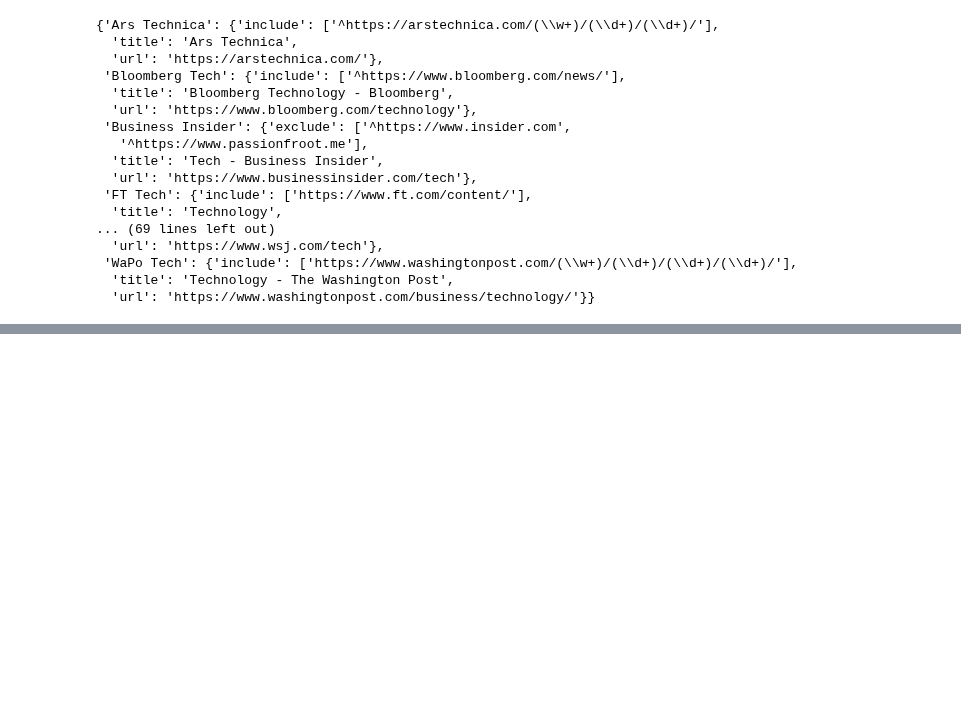
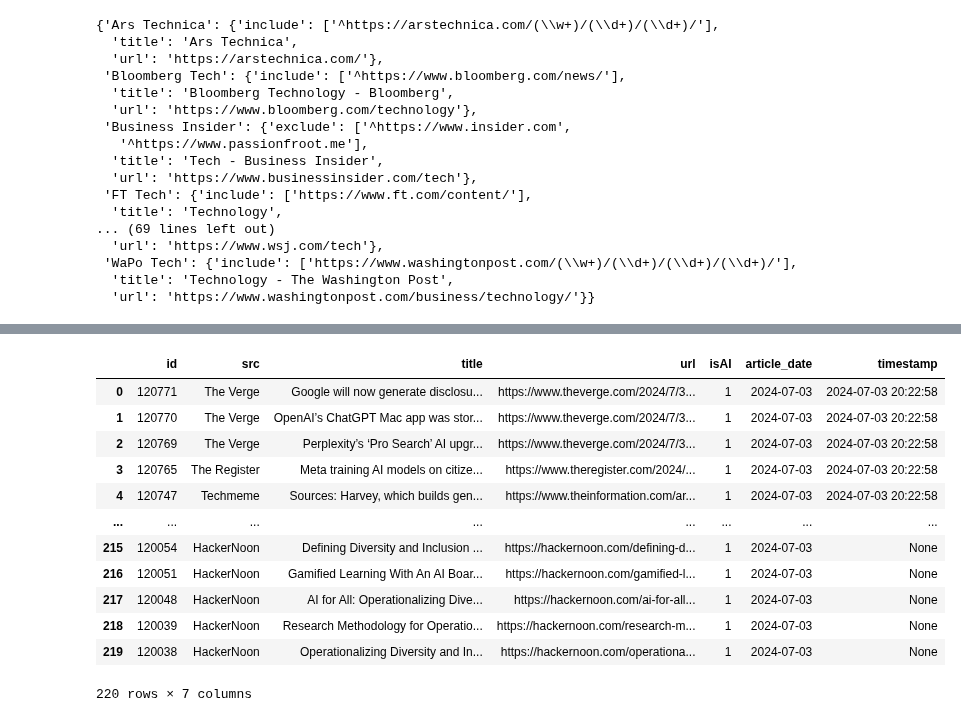
Before and after one commit to druce/AInewsbot, a Jupyter notebook: AInewsbot.ipynb, the cells around one changed output, grey strips where cells are left out. Cells and saved outputs as stored; diff of their text form; code cells hidden in the pictures; blank space fills up the shorter version.

```diff
--- a/AInewsbot.ipynb
+++ b/AInewsbot.ipynb
@@ -546,14 +476,28 @@ orig_df.head()
 # %%
-# datestr = '2024-06-20'
+datestr = '2024-07-02'
 
-# conn = sqlite3.connect('articles.db')
+conn = sqlite3.connect('articles.db')
 
-# c = conn.cursor()
-# query = f"select * from news_articles where article_date > '{datestr}' order by id desc limit 244"
-# df = pd.read_sql_query(query, conn)
+c = conn.cursor()
+query = f"select * from news_articles where article_date > '{datestr}' and isAI = 1 order by id desc limit 220"
+df = pd.read_sql_query(query, conn)
 # filtered_df=df.reset_index(). \
 #   drop(columns='id'). \
 #   rename(columns={'index': 'id'})
 
-# filtered_df
+df
+# %% [output]
+|  | id | src | title | url | isAI | article_date | timestamp |
+| 0 | 120771 | The Verge | Google will now generate disclosu... | https://www.theverge.com/2024/7/3... | 1 | 2024-07-03 | 2024-07-03 20:22:58 |
+| 1 | 120770 | The Verge | OpenAI’s ChatGPT Mac app was stor... | https://www.theverge.com/2024/7/3... | 1 | 2024-07-03 | 2024-07-03 20:22:58 |
+| 2 | 120769 | The Verge | Perplexity’s ‘Pro Search’ AI upgr... | https://www.theverge.com/2024/7/3... | 1 | 2024-07-03 | 2024-07-03 20:22:58 |
+| 3 | 120765 | The Register | Meta training AI models on citize... | https://www.theregister.com/2024/... | 1 | 2024-07-03 | 2024-07-03 20:22:58 |
+| 4 | 120747 | Techmeme | Sources: Harvey, which builds gen... | https://www.theinformation.com/ar... | 1 | 2024-07-03 | 2024-07-03 20:22:58 |
+| ... | ... | ... | ... | ... | ... | ... | ... |
+| 215 | 120054 | HackerNoon | Defining Diversity and Inclusion ... | https://hackernoon.com/defining-d... | 1 | 2024-07-03 | None |
+| 216 | 120051 | HackerNoon | Gamified Learning With An AI Boar... | https://hackernoon.com/gamified-l... | 1 | 2024-07-03 | None |
+| 217 | 120048 | HackerNoon | AI for All: Operationalizing Dive... | https://hackernoon.com/ai-for-all... | 1 | 2024-07-03 | None |
+| 218 | 120039 | HackerNoon | Research Methodology for Operatio... | https://hackernoon.com/research-m... | 1 | 2024-07-03 | None |
+| 219 | 120038 | HackerNoon | Operationalizing Diversity and In... | https://hackernoon.com/operationa... | 1 | 2024-07-03 | None |
+220 rows × 7 columns
 # %%
```
Also changed, not shown: parts of 62 cells of this notebook, 6 other files.
